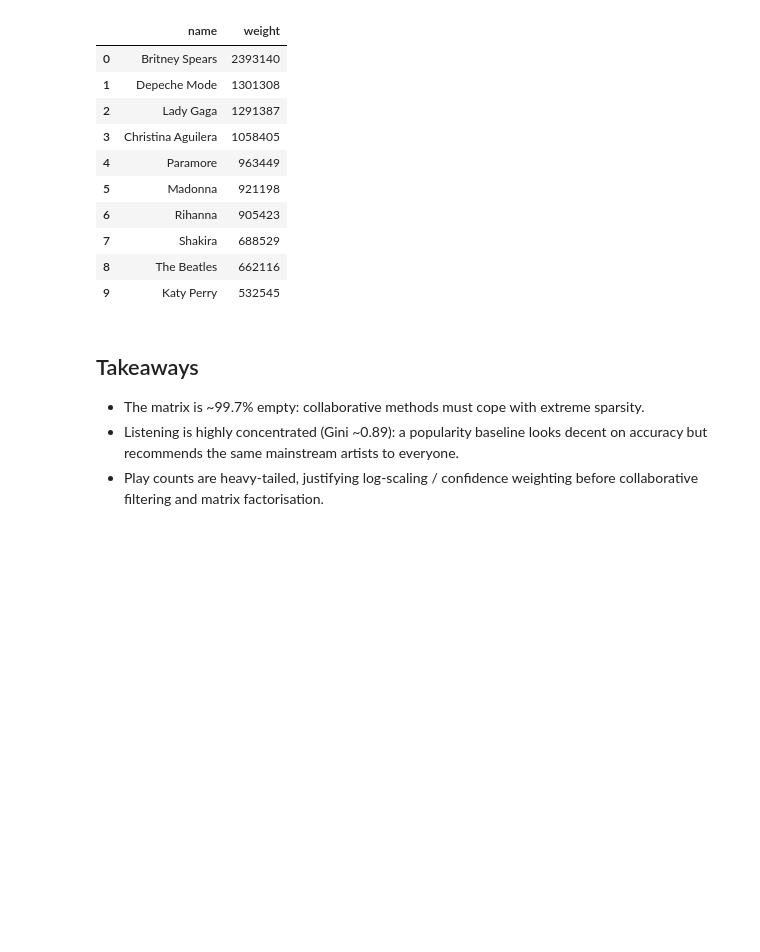
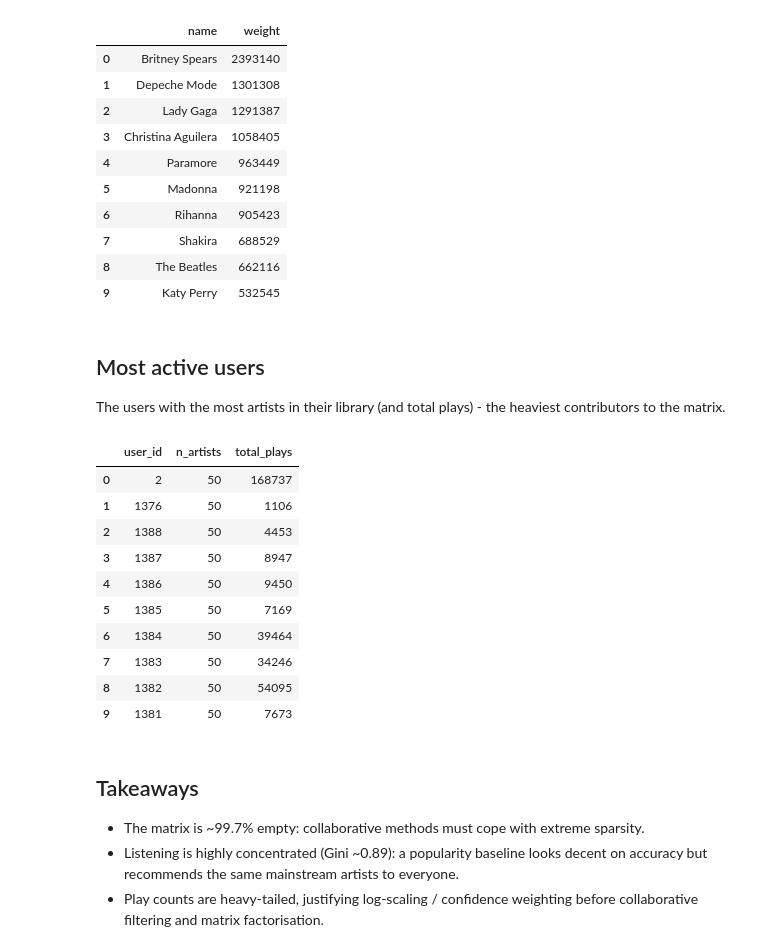
Before and after one commit to paugratacosfuste/recommender-systems-lastfm, a Jupyter notebook: notebooks/01_eda.ipynb, the cells around one changed output. Cells and saved outputs as stored; diff of their text form; code cells hidden in the pictures; blank space fills up the shorter version.

```diff
--- a/notebooks/01_eda.ipynb
+++ b/notebooks/01_eda.ipynb
@@ -124,6 +124,26 @@ top10[['name', WEIGHT_COL]]
 | 7 | Shakira | 688529 |
 | 8 | The Beatles | 662116 |
 | 9 | Katy Perry | 532545 |
+# %% [markdown]
+## Most active users
+
+The users with the most artists in their library (and total plays) - the heaviest contributors to the matrix.
+# %%
+from recsys.data import eda as _eda
+top_users = _eda.most_active_users(interactions, n=10)
+top_users
+# %% [output]
+|  | user_id | n_artists | total_plays |
+| 0 | 2 | 50 | 168737 |
+| 1 | 1376 | 50 | 1106 |
+| 2 | 1388 | 50 | 4453 |
+| 3 | 1387 | 50 | 8947 |
+| 4 | 1386 | 50 | 9450 |
+| 5 | 1385 | 50 | 7169 |
+| 6 | 1384 | 50 | 39464 |
+| 7 | 1383 | 50 | 34246 |
+| 8 | 1382 | 50 | 54095 |
+| 9 | 1381 | 50 | 7673 |
 # %% [markdown]
 ## Takeaways
 
```
Also changed, not shown: 19 other files.
